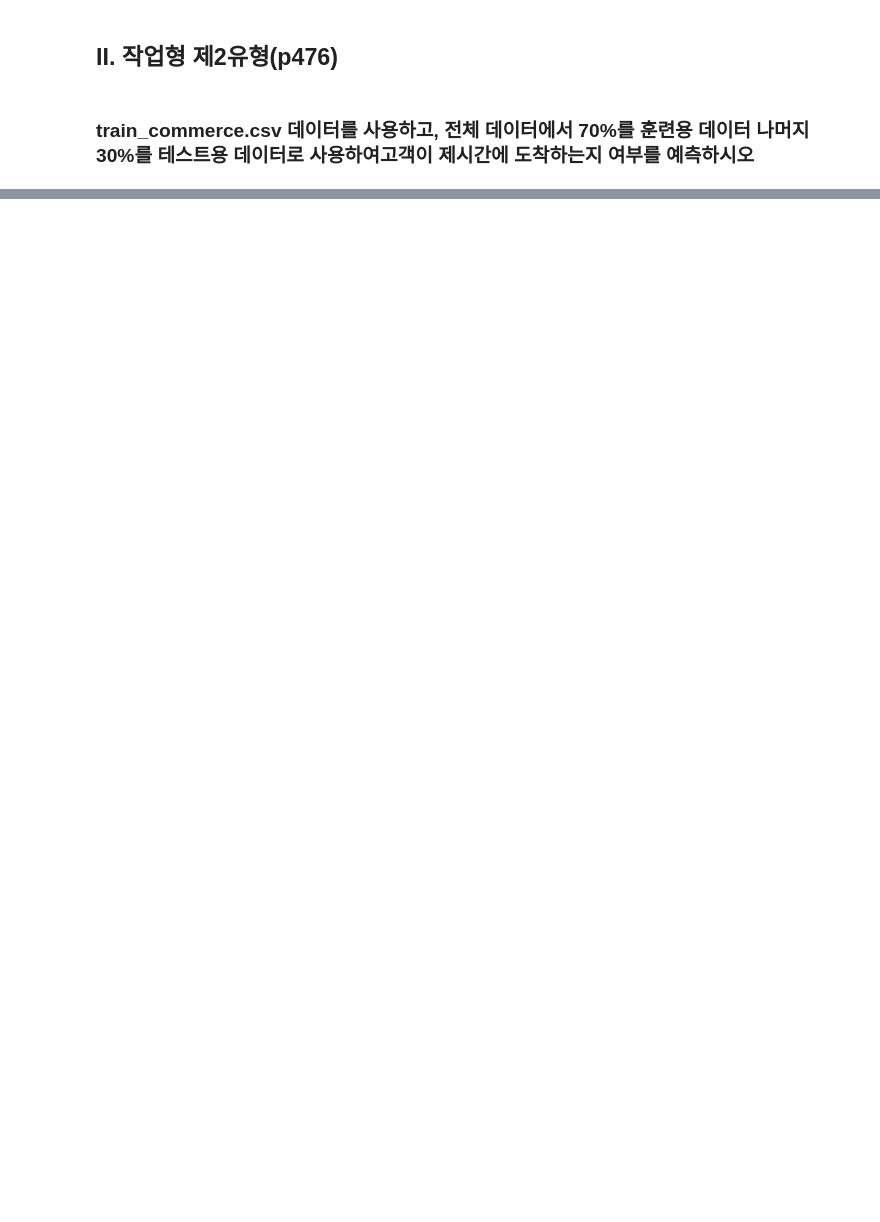
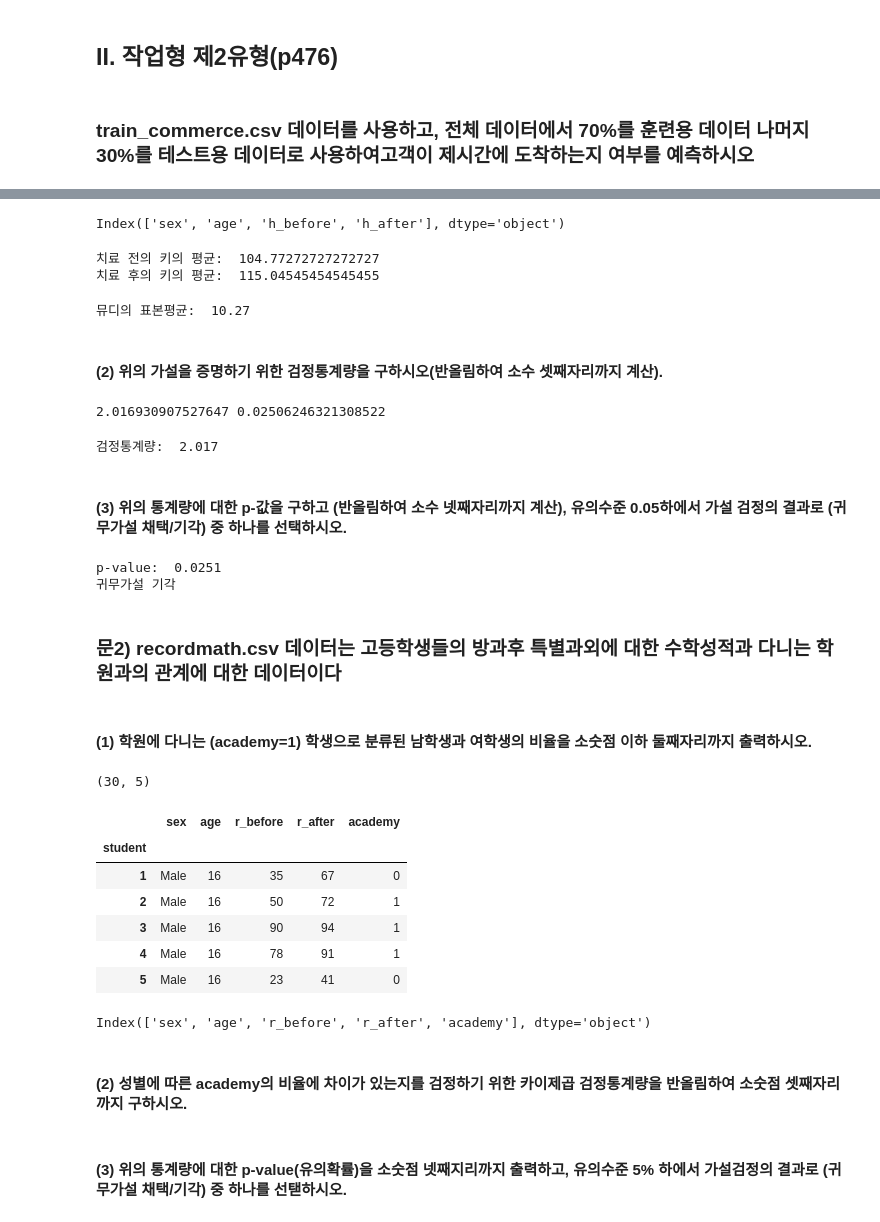
Before and after one commit to va4756/algio_sklearn, a Jupyter notebook: bigdata_SDEdu_problems.ipynb, the cells around one changed output, grey strips where cells are left out. Saved outputs shown, nothing was run; the diff lists cells and outputs as text; code cells hidden in the pictures; blank space fills up the shorter version.

```diff
--- a/bigdata_SDEdu_problems.ipynb
+++ b/bigdata_SDEdu_problems.ipynb
@@ -162,0 +336,65 @@ plt.show()
+# %%
+df.columns
+# %% [output]
+Index(['sex', 'age', 'h_before', 'h_after'], dtype='object')
+# %%
+print('치료 전의 키의 평균: ', df['h_before'].mean())
+print('치료 후의 키의 평균: ', df['h_after'].mean())
+# %% [output]
+치료 전의 키의 평균:  104.77272727272727
+치료 후의 키의 평균:  115.04545454545455
+# %%
+res = round((df['h_after'].mean() - df['h_before'].mean()), 2)
+print('뮤디의 표본평균: ', res)
+# %% [output]
+뮤디의 표본평균:  10.27
+# %% [markdown]
+#### (2) 위의 가설을 증명하기 위한 검정통계량을 구하시오(반올림하여 소수 셋째자리까지 계산).
+# %%
+t, pval = stats.ttest_ind(df['h_after'], df['h_before'], alternative='greater')
+print(t, pval)
+# %% [output]
+2.016930907527647 0.02506246321308522
+# %%
+# 검정통계량: t
+print('검정통계량: ', round(t, 3))
+# %% [output]
+검정통계량:  2.017
+# %% [markdown]
+#### (3) 위의 통계량에 대한 p-값을 구하고 (반올림하여 소수 넷째자리까지 계산), 유의수준 0.05하에서 가설 검정의 결과로 (귀무가설 채택/기각) 중 하나를 선택하시오.
+# %%
+pval = round(pval, 4)
+print('p-value: ', pval)
+alpha = 0.05
+if pval < alpha:
+    print('귀무가설 기각')
+else:
+    print('귀무가설 채택')
+# %% [output]
+p-value:  0.0251
+귀무가설 기각
+# %% [markdown]
+### 문2) recordmath.csv 데이터는 고등학생들의 방과후 특별과외에 대한 수학성적과 다니는 학원과의 관계에 대한 데이터이다
+# %% [markdown]
+#### (1) 학원에 다니는 (academy=1) 학생으로 분류된 남학생과 여학생의 비율을 소숫점 이하 둘째자리까지 출력하시오.
+# %%
+df = pd.read_csv('/content/recordmath.csv', index_col=0)
+print(df.shape)
+df.head()
+# %% [output]
+(30, 5)
+|  | sex | age | r_before | r_after | academy |
+| student |  |  |  |  |  |
+| 1 | Male | 16 | 35 | 67 | 0 |
+| 2 | Male | 16 | 50 | 72 | 1 |
+| 3 | Male | 16 | 90 | 94 | 1 |
+| 4 | Male | 16 | 78 | 91 | 1 |
+| 5 | Male | 16 | 23 | 41 | 0 |
+# %%
+df.columns
+# %% [output]
+Index(['sex', 'age', 'r_before', 'r_after', 'academy'], dtype='object')
+# %% [markdown]
+#### (2) 성별에 따른 academy의 비율에 차이가 있는지를 검정하기 위한 카이제곱 검정통계량을 반올림하여 소숫점 셋째자리까지 구하시오.
+# %% [markdown]
+#### (3) 위의 통계량에 대한 p-value(유의확률)을 소숫점 넷째지리까지 출력하고, 유의수준 5% 하에서 가설검정의 결과로 (귀무가설 채택/기각) 중 하나를 선탣하시오.
```
Also changed, not shown: parts of 25 cells of this notebook.
